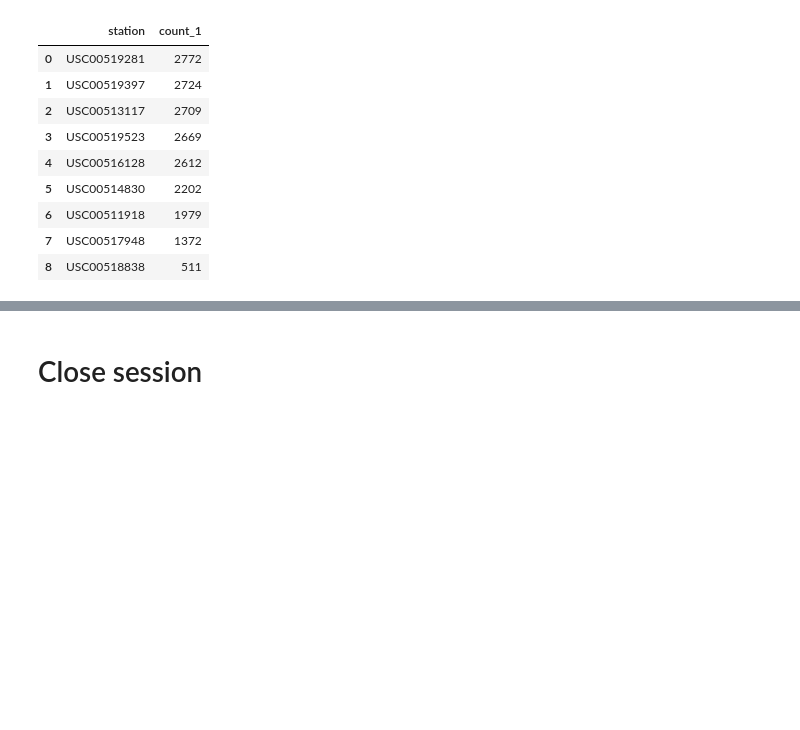
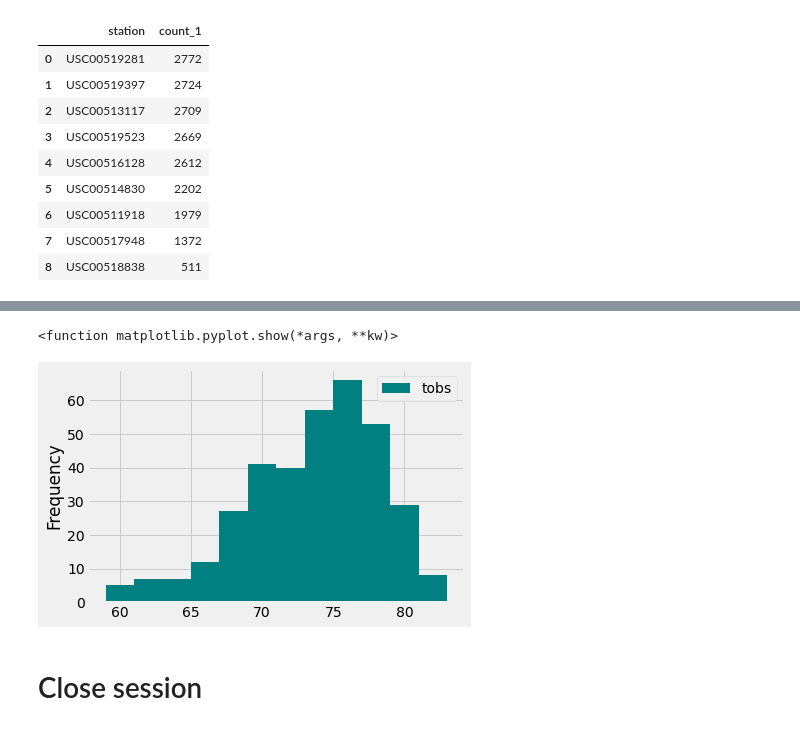
Before and after one commit to hvinoy/sqlalchemy-challenge, a Jupyter notebook: climate_starter.ipynb, the cells around one changed output, grey strips where cells are left out. Cells and saved outputs as stored; diff of their text form; code cells hidden in the pictures; blank space fills up the shorter version.

```diff
--- a/climate_starter.ipynb
+++ b/climate_starter.ipynb
@@ -127,3 +145,9 @@ stat
 | 8 | USC00518838 | 511 |
 # %%
 # Using the most active station id from the previous query, calculate the lowest, highest, and average temperature.
+act_stat = "USC00519281"
+sel = [meas.station,func.min(meas.tobs),func.max(meas.tobs),func.avg(meas.tobs)]
+
+analysis = session.query(*sel).\
+    filter(meas.station == act_stat).all()
+analysis
@@ -130,3 +156,9 @@ stat
 # %%
 # Using the most active station id
 # Query the last 12 months of temperature observation data for this station and plot the results as a histogram
+stmt3 = session.query(meas.station, meas.tobs, meas.date).\
+    filter(meas.date >= query_date).\
+    filter(meas.station == act_stat).statement
+
+results = pd.read_sql_query(stmt3,session.bind)
+results
@@ -133,3 +179,9 @@ stat
+# %%
+results.plot(kind = 'hist', grid = 'true', color = 'teal', bins = 12)
+plt.show
+# %% [output]
+<function matplotlib.pyplot.show(*args, **kw)>
+[figure, added]
 # %% [markdown]
 # Close session
 # %%
```
Also changed, not shown: parts of 6 cells of this notebook.
